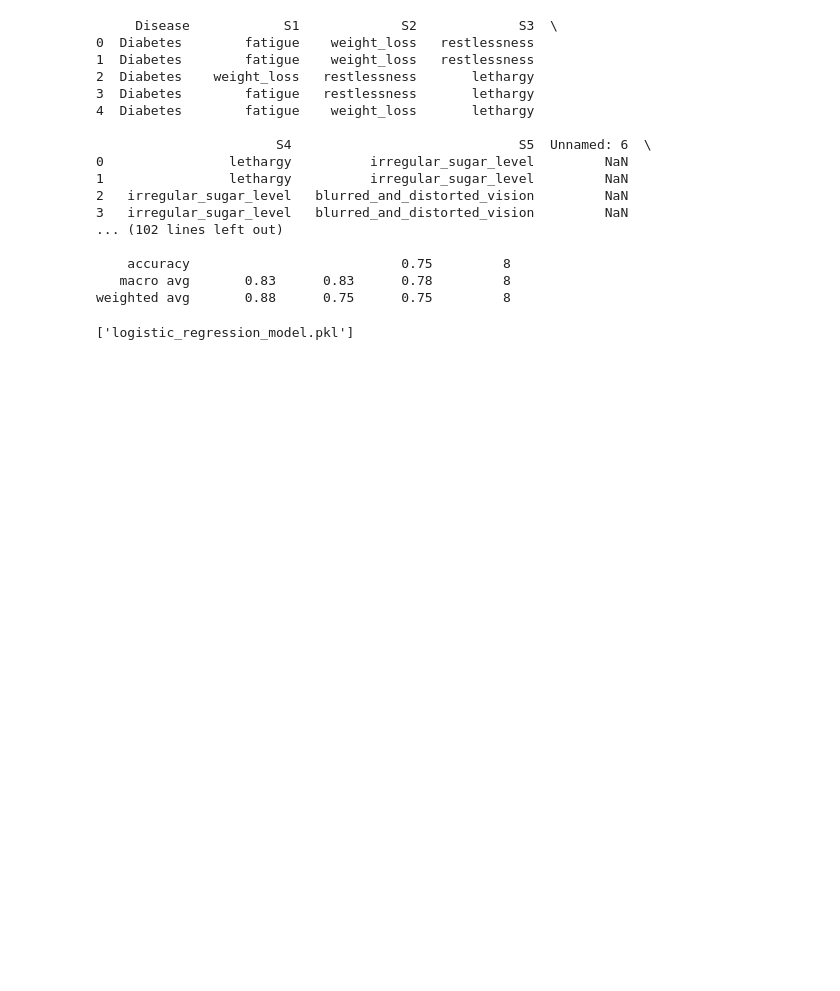
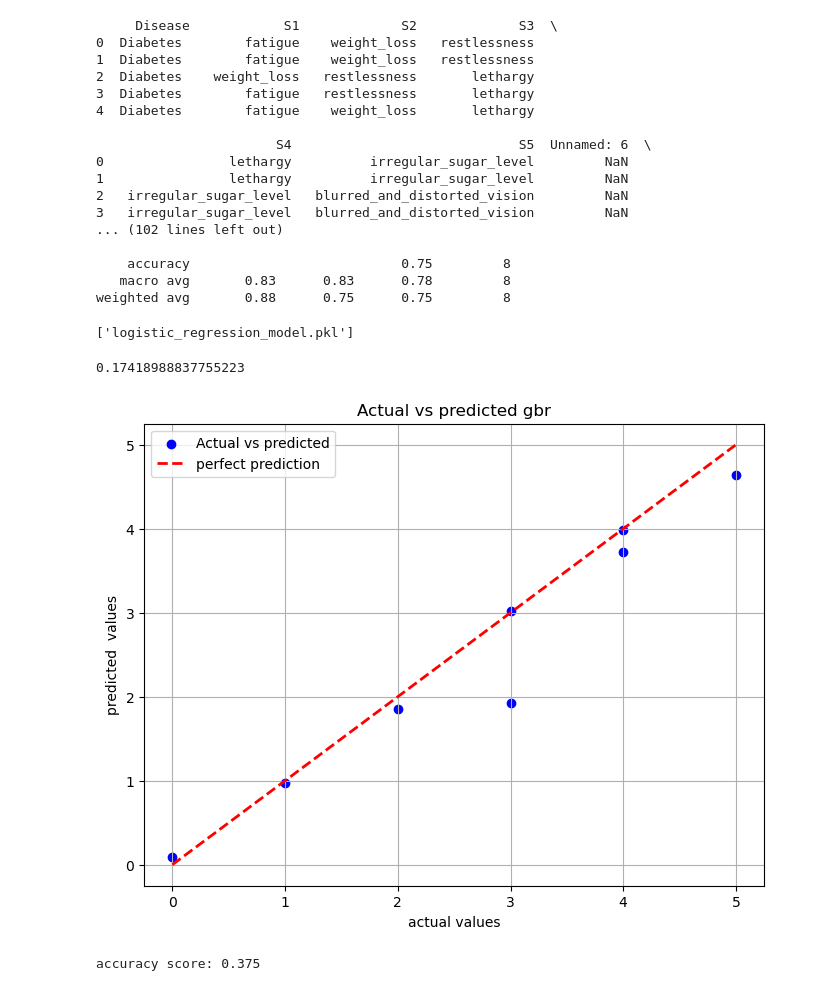
Before and after one commit to AnshThakkar49/MaverickAI, a Jupyter notebook: Backend/biobot.ipynb, the cells around one changed output. Saved outputs shown, nothing was run; the diff lists cells and outputs as text; code cells hidden in the pictures; blank space fills up the shorter version.

```diff
--- a/Backend/biobot.ipynb
+++ b/Backend/biobot.ipynb
@@ -112,3 +104,42 @@ joblib.dump(scaler, 'scaler.pkl')
    macro avg       0.83      0.83      0.78         8
 weighted avg       0.88      0.75      0.75         8
 ['logistic_regression_model.pkl']
+# %%
+from sklearn.ensemble import GradientBoostingRegressor
+from sklearn.model_selection import train_test_split
+from sklearn.metrics import mean_squared_error
+import matplotlib.pyplot as plt
+
+
+
+gb_regressor= GradientBoostingRegressor(n_estimators=100, learning_rate=0.2, random_state=42)
+
+gb_regressor.fit(X_train,y_train)
+
+y_pred=gb_regressor.predict(X_test)
+
+mse= mean_squared_error(y_test,y_pred)
+print(mse)
+# %% [output]
+0.17418988837755223
+# %%
+plt.figure(figsize=(8,6))
+plt.scatter(y_test, y_pred,color='blue',marker='o', label='Actual vs predicted')
+plt.plot([min(y_test), max(y_test)],[min(y_test), max(y_test)],color='red', linestyle='--',lw=2, label='perfect prediction')
+plt.xlabel('actual values')
+plt.ylabel('predicted  values')
+plt.title('Actual vs predicted gbr')
+plt.legend()
+plt.grid(True)
+plt.show()
+# %% [output]
+[figure, added]
+# %%
+# Assuming y_test contains the true labels
+# Generate binary predictions using the model
+y_pred = model.predict(X_test)
+
+# Calculate and print the accuracy score
+print("accuracy score:", model.score(X_test, y_test))
+# %% [output]
+accuracy score: 0.375
```
Also changed, not shown: parts of 1 cell of this notebook, 5 other files.
